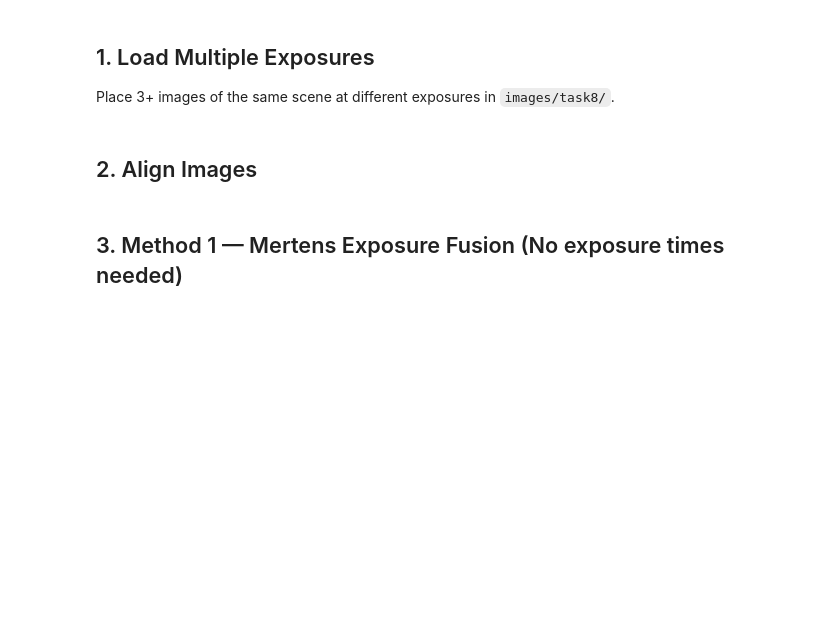
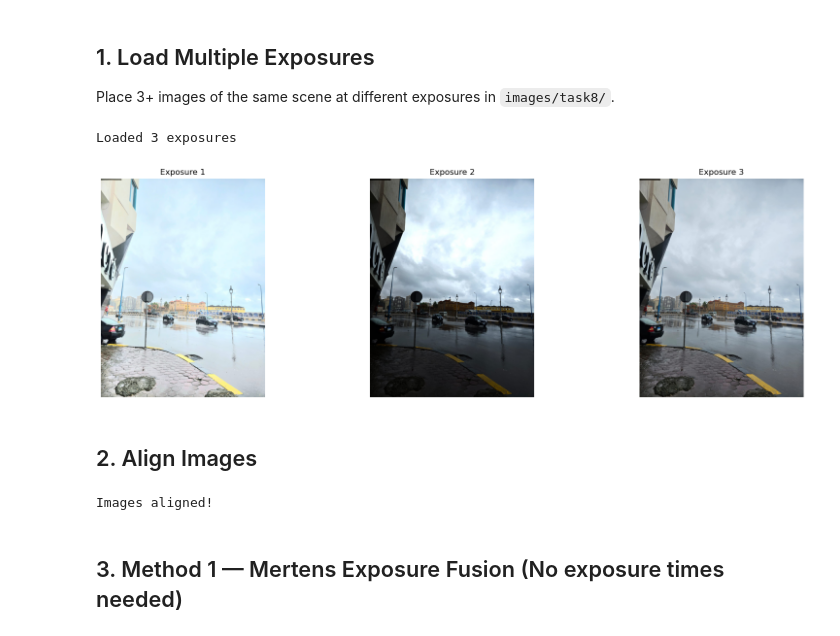
Before and after one commit to ARefaat1/image-processor, a Jupyter notebook: notebooks/test_task8.ipynb, the cells around one changed output. Drawn from its saved outputs; the diff is of its cells as text; code cells hidden in the pictures; blank space fills up the shorter version.

```diff
--- a/notebooks/test_task8.ipynb
+++ b/notebooks/test_task8.ipynb
@@ -22,17 +24,22 @@ print("Imports OK")
 Place 3+ images of the same scene at different exposures in `images/task8/`.
 # %%
 # Load exposure bracket images — CHANGE THESE FILENAMES
-files = ['exposure1.jpg', 'exposure2.jpg', 'exposure3.jpg']  # <-- CHANGE THIS
+files = ['bright.jpeg', 'dark.jpeg', 'normal.jpeg']
 images = [load_image(f'../images/task8/{f}') for f in files]
 
 print(f"Loaded {len(images)} exposures")
 show_images_row(images, [f"Exposure {i+1}" for i in range(len(images))],
                 figsize=(6*len(images), 5))
+# %% [output]
+Loaded 3 exposures
+[figure, added]
 # %% [markdown]
 ## 2. Align Images
 # %%
 images = align_images(images)
 print("Images aligned!")
+# %% [output]
+Images aligned!
 # %% [markdown]
 ## 3. Method 1 — Mertens Exposure Fusion (No exposure times needed)
 # %%
```
Also changed, not shown: parts of 5 cells of this notebook, 4 other files.
